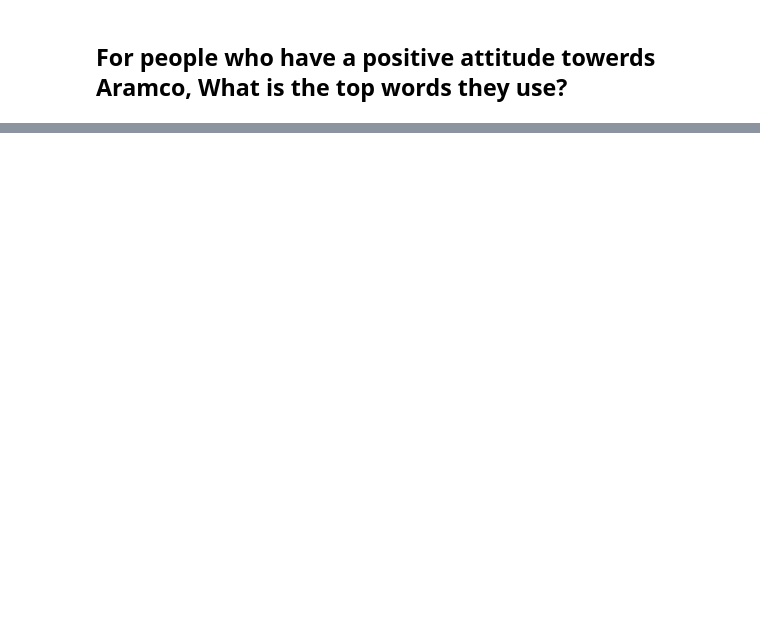
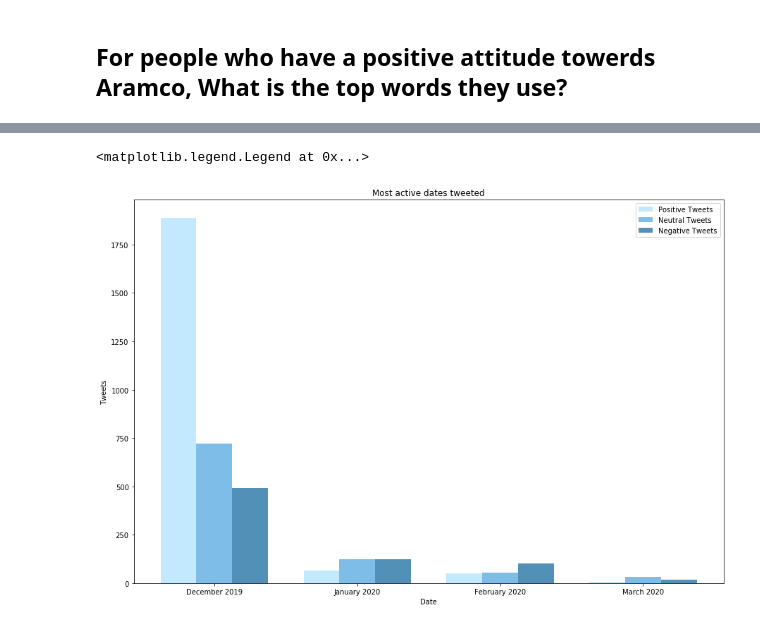
Before and after one commit to sarahalmunif/CloudProject, a Jupyter notebook: aramco (3).ipynb, the cells around one changed output, grey strips where cells are left out. Drawn from its saved outputs; the diff is of its cells as text; code cells hidden in the pictures; blank space fills up the shorter version.

Commit message:
adding the dates to aramco file

```diff
--- a/aramco (3).ipynb
+++ b/aramco (3).ipynb
@@ -1019,0 +1005,2 @@ plt.savefig('word_df.pdf')
+# %%
+dataframe['newDate']=dates
@@ -1019,0 +1025,43 @@ plt.savefig('word_df.pdf')
+# %%
+dataframe['DateName']=datesName
+# %%
+NegativeTweets = dataframe[dataframe['stance ']=='Negative']
+PositiveTweets = dataframe[dataframe['stance ']=='Positive']
+NaturalTweets = dataframe[dataframe['stance ']=='Natural']
+# %%
+fullPositiveTweets = PositiveTweets['DateName'].value_counts()
+fullNaturaltweets = NaturalTweets['DateName'].value_counts()
+fullNegativeTweets = NegativeTweets['DateName'].value_counts()
+# %%
+import matplotlib.pyplot as plt
+n_groups = 4
+
+fig, ax = plt.subplots()
+index = np.arange(n_groups)
+bar_width = 0.25
+opacity = 0.8
+fig.set_size_inches(15, 10)
+
+rects1 = plt.bar(index, fullPositiveTweets, bar_width,
+alpha=opacity,
+color='#b3e4ff',
+label='Positive Tweets')
+
+rects2 = plt.bar(index + bar_width, fullNaturaltweets, bar_width,
+alpha=opacity,
+color='#5dade2',
+label='Neutral Tweets')
+
+rects3 = plt.bar(index + bar_width +bar_width , fullNegativeTweets, bar_width,
+alpha=opacity,
+color='#2874a6',
+label='Negative Tweets')
+
+plt.xlabel('Date')
+plt.ylabel('Tweets')
+plt.title('Most active dates tweeted')
+plt.xticks(index + bar_width, fullNegativeTweets.index)
+plt.legend()
+# %% [output]
+<matplotlib.legend.Legend at 0x...>
+[figure, added]
```
Also changed, not shown: parts of 46 cells of this notebook, 4 other files.
